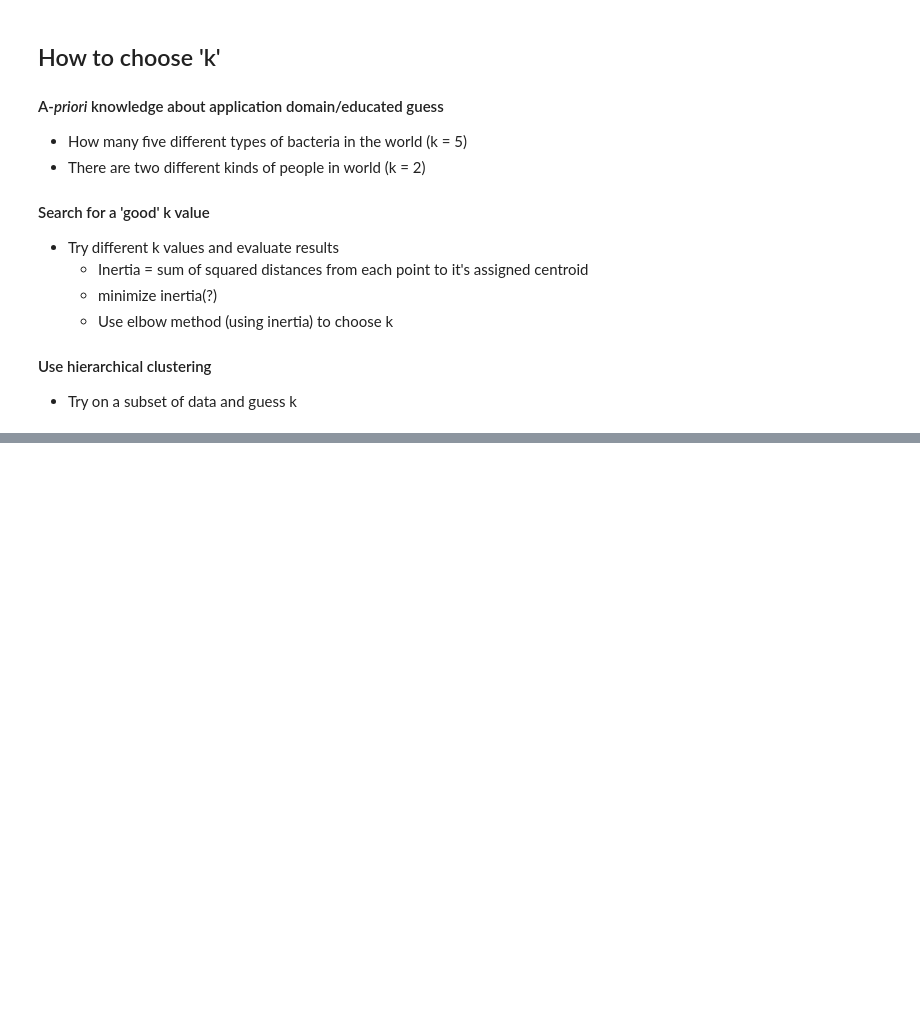
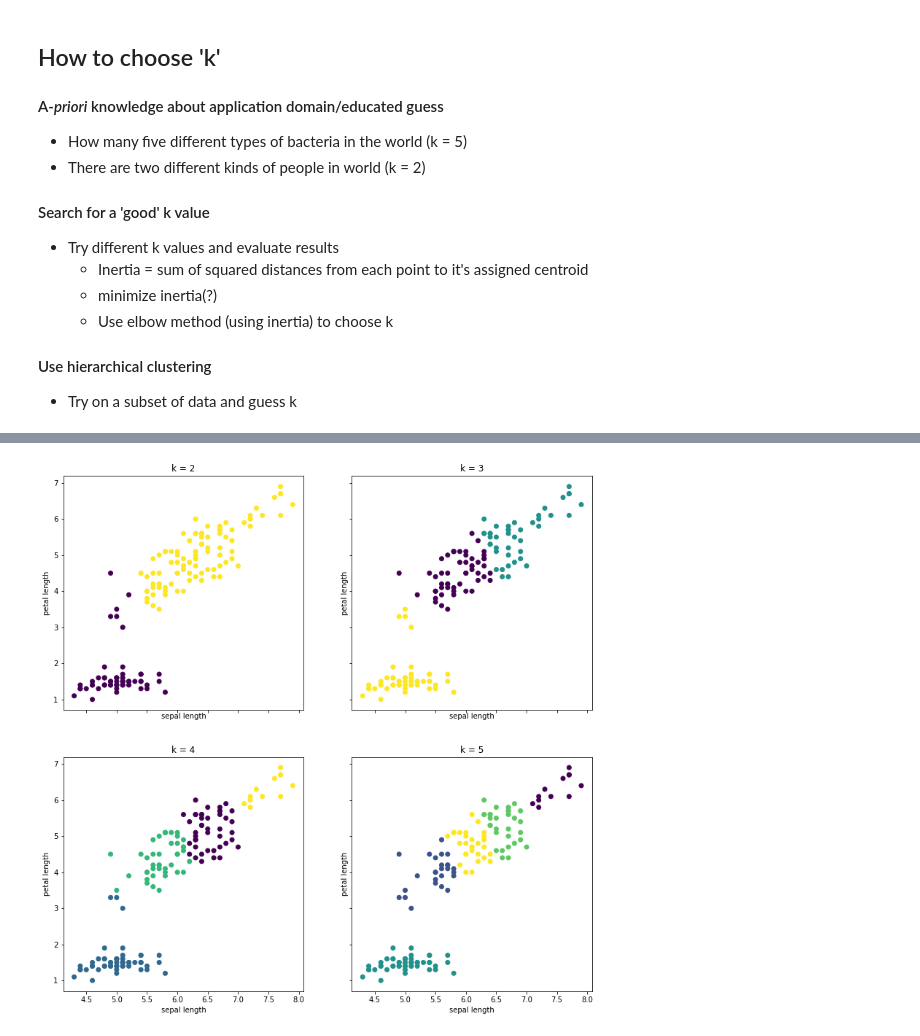
Before and after one commit to joann-balraj/clustering_exercises, a Jupyter notebook: K-means_lesson.ipynb, the cells around one changed output, grey strips where cells are left out. Saved outputs shown, nothing was run; the diff lists cells and outputs as text; code cells hidden in the pictures; blank space fills up the shorter version.

```diff
--- a/K-means_lesson.ipynb
+++ b/K-means_lesson.ipynb
@@ -236,12 +349,14 @@ with plt.style.context('seaborn-whitegrid'):
 # %%
 # What value of k is appropriate?
 
 fig, axs = plt.subplots(2, 2, figsize=(13, 13), sharex=True, sharey=True)
 
 for ax, k in zip(axs.ravel(), range(2, 6)):
     clusters = KMeans(k).fit(X_scaled).predict(X_scaled)
-    ax.scatter(X.sepal_length, X.petal_length, c=clusters)
+    ax.scatter(X.sepal_length, X.petal_length, c=clusters)`
     ax.set(title='k = {}'.format(k), xlabel='sepal length', ylabel='petal length')
+# %% [output]
+[figure, added]
 # %%
 # Challenges:
 
```
Also changed, not shown: parts of 25 cells of this notebook, 3 other files.
